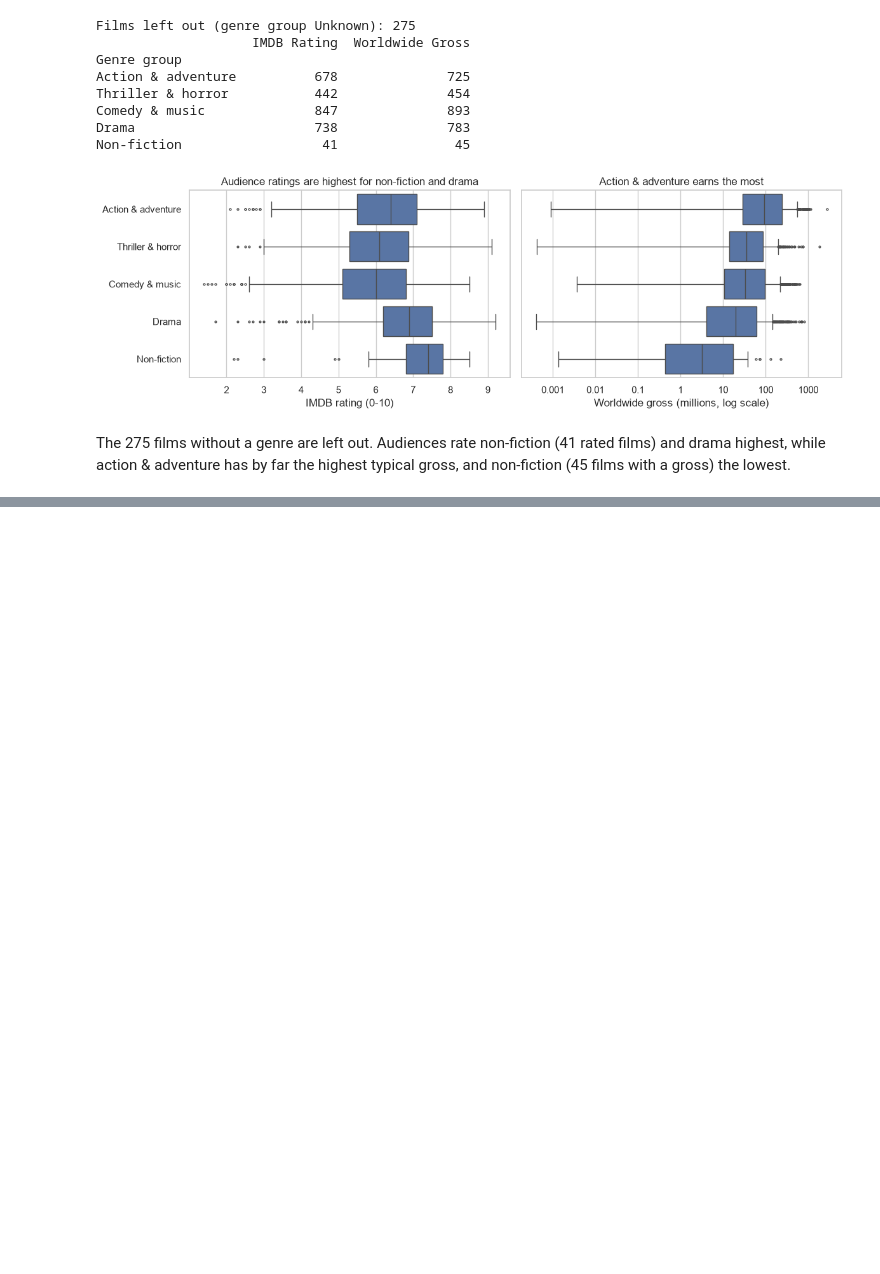
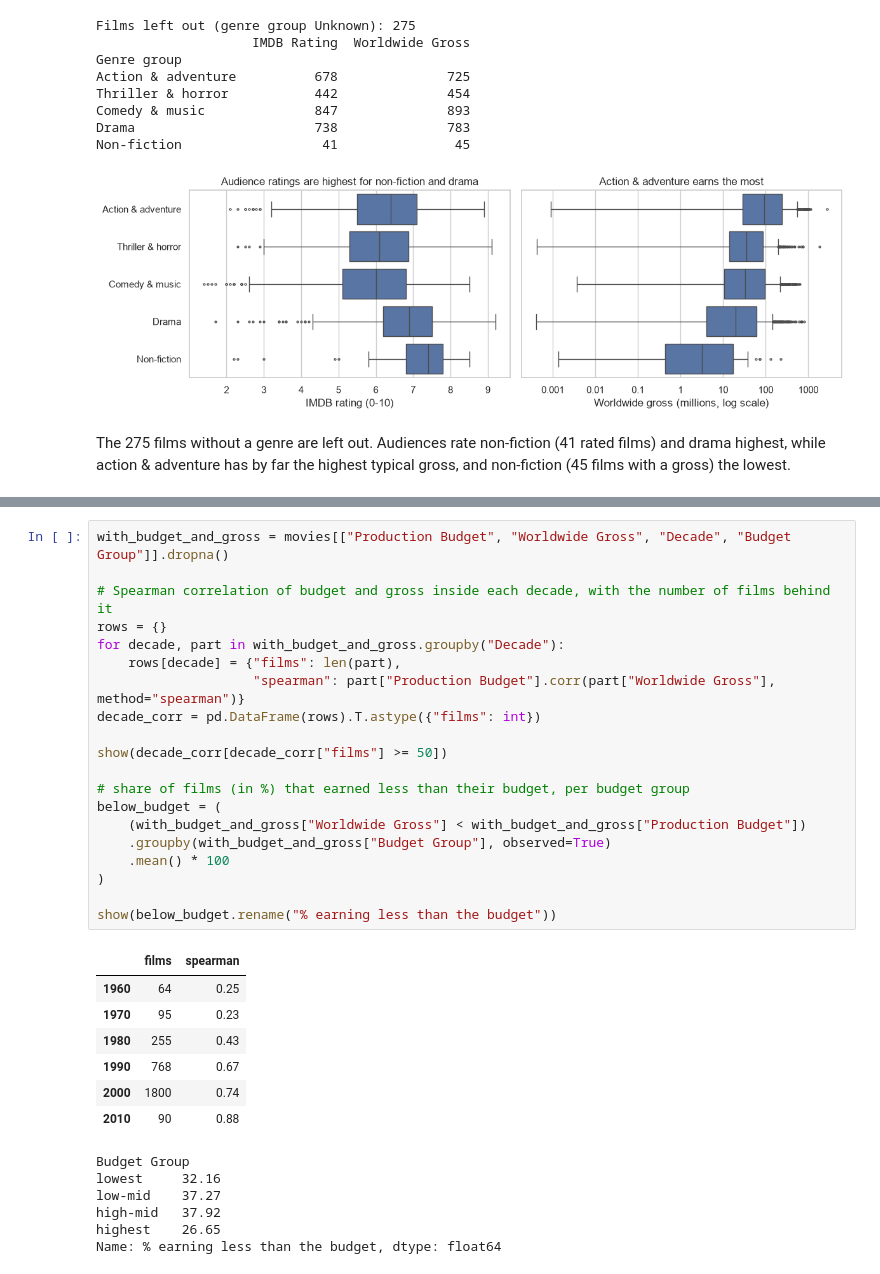
Before and after one commit to VictorSago/Lexicon-Labs, a Jupyter notebook: DA-Project/moviesdata.ipynb, the cells around one changed output, grey strips where cells are left out. Drawn from its saved outputs; the diff is of its cells as text; blank space fills up the shorter version.

Commit message:
DA Project: answers and a data note

```diff
--- a/DA-Project/moviesdata.ipynb
+++ b/DA-Project/moviesdata.ipynb
@@ -1185,0 +1195,34 @@ The 275 films without a genre are left out. Audiences rate non-fiction (41 rated
+# %%
+with_budget_and_gross = movies[["Production Budget", "Worldwide Gross", "Decade", "Budget Group"]].dropna()
+
+# Spearman correlation of budget and gross inside each decade, with the number of films behind it
+rows = {}
+for decade, part in with_budget_and_gross.groupby("Decade"):
+    rows[decade] = {"films": len(part),
+                    "spearman": part["Production Budget"].corr(part["Worldwide Gross"], method="spearman")}
+decade_corr = pd.DataFrame(rows).T.astype({"films": int})
+
+show(decade_corr[decade_corr["films"] >= 50])
+
+# share of films (in %) that earned less than their budget, per budget group
+below_budget = (
+    (with_budget_and_gross["Worldwide Gross"] < with_budget_and_gross["Production Budget"])
+    .groupby(with_budget_and_gross["Budget Group"], observed=True)
+    .mean() * 100
+)
+
+show(below_budget.rename("% earning less than the budget"))
+# %% [output]
+|  | films | spearman |
+| 1960 | 64 | 0.25 |
+| 1970 | 95 | 0.23 |
+| 1980 | 255 | 0.43 |
+| 1990 | 768 | 0.67 |
+| 2000 | 1800 | 0.74 |
+| 2010 | 90 | 0.88 |
+Budget Group
+lowest     32.16
+low-mid    37.27
+high-mid   37.92
+highest    26.65
+Name: % earning less than the budget, dtype: float64
```
Also changed, not shown: parts of 15 cells of this notebook.
